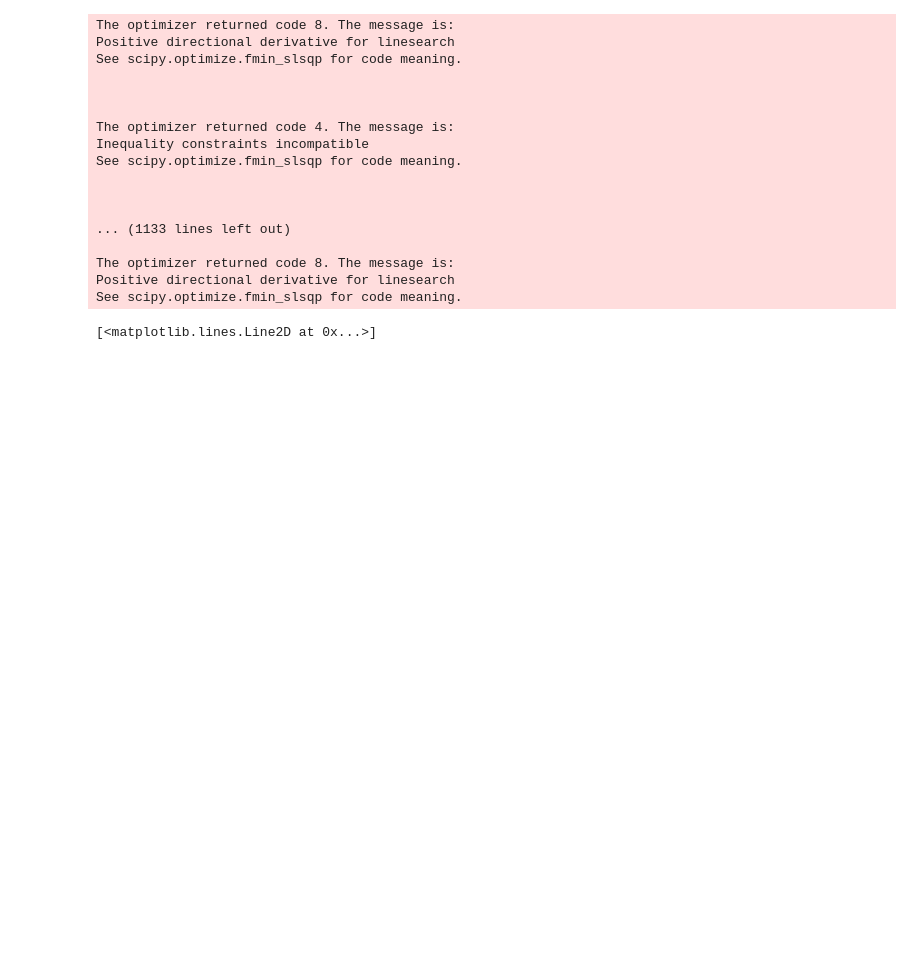
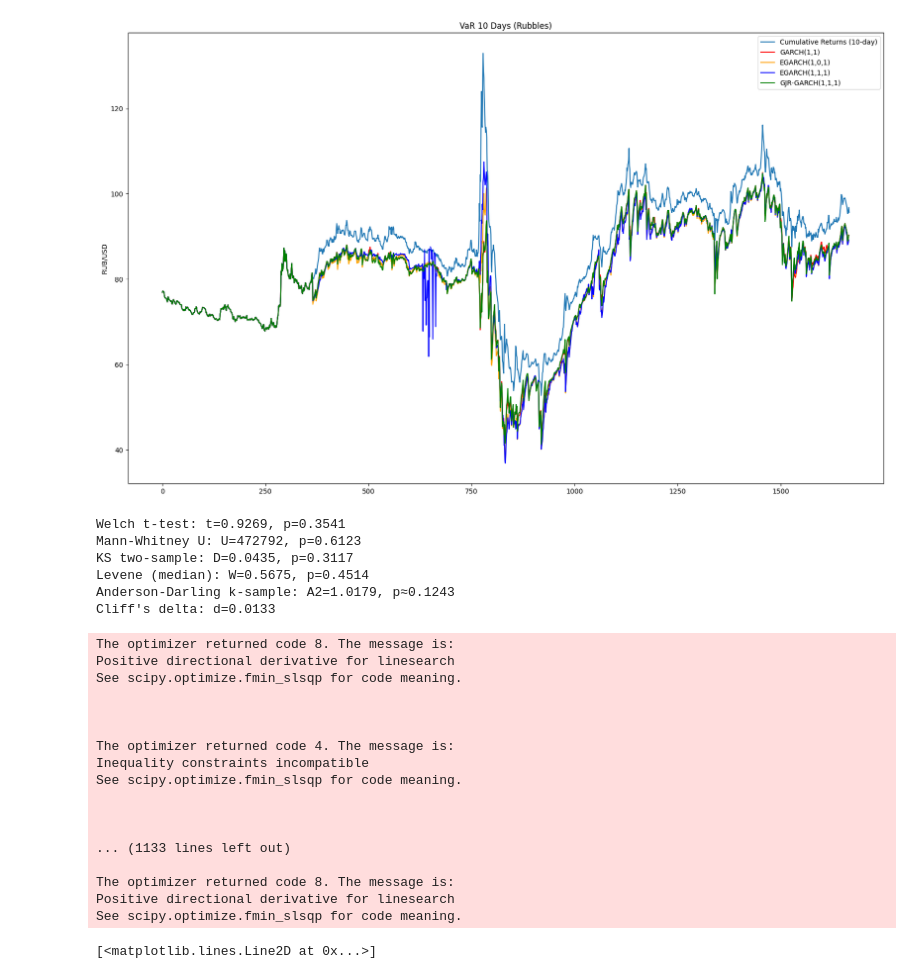
Before and after one commit to coffeffe/DOM_RF, a Jupyter notebook: GARCHi_VaR_VIZ.ipynb, the cells around one changed output. Drawn from its saved outputs; the diff is of its cells as text; code cells hidden in the pictures; blank space fills up the shorter version.

```diff
--- a/GARCHi_VaR_VIZ.ipynb
+++ b/GARCHi_VaR_VIZ.ipynb
@@ -71,0 +356,17 @@ def student_GARCH_simulation(returns, horizon=10, n_paths=50_000, granularity=1,
+# %%
+egarch01_vars_scaled_back = np.multiply(egarch01_vars_scaled, 0.01)
+_egarch01_vars_scaled_back = np.multiply(egarch01_vars_scaled_back, -1)
+
+# Plot with regular returns
+plt.figure(figsize=(20, 12))
+plt.plot(prices_usd, label='Cumulative Returns (10-day)')
+plt.plot(turn_var_into_real_terms(_norm_vars, prices_usd), color='red', label='GARCH(1,1)')
+plt.plot(turn_var_into_real_terms(_egarch_vars, prices_usd), color='orange', label='EGARCH(1,0,1)')
+plt.plot(turn_var_into_real_terms(_egarch01_vars_scaled_back, prices_usd), color='blue', label='EGARCH(1,1,1)')
+plt.plot(turn_var_into_real_terms(_gjrgarch_vars, prices_usd), color='green', label='GJR-GARCH(1,1,1)')
+plt.title('VaR 10 Days (Rubbles)')
+plt.ylabel('RUB/USD')
+plt.legend()
+plt.show()
+# %% [output]
+[figure, added]
@@ -72,3 +439,38 @@ def student_GARCH_simulation(returns, horizon=10, n_paths=50_000, granularity=1,
+# %%
+_egarch01_vars_scaled_back_slice = _egarch01_vars_scaled_back[700:]
+_egarch_vars_slice =  _egarch_vars[700:]
+
+# Welch t-test (means, unequal variances)
+t_welch = stats.ttest_ind(_egarch01_vars_scaled_back_slice, _egarch_vars_slice, equal_var=False, alternative='two-sided')
+print(f"Welch t-test: t={t_welch.statistic:.4f}, p={t_welch.pvalue:.4g}")
+
+# Mann–Whitney U (distribution-free difference in central tendency)
+mu = stats.mannwhitneyu(_egarch01_vars_scaled_back_slice, _egarch_vars_slice, alternative='two-sided')
+print(f"Mann-Whitney U: U={mu.statistic:.0f}, p={mu.pvalue:.4g}")
+
+# Kolmogorov–Smirnov two-sample (full-distribution difference)
+ks = stats.ks_2samp(_egarch01_vars_scaled_back_slice, _egarch_vars_slice, alternative='two-sided', method='asymp')
+print(f"KS two-sample: D={ks.statistic:.4f}, p={ks.pvalue:.4g}")
+
+# Levene (median-centered) for equal variances
+lev = stats.levene(_egarch01_vars_scaled_back_slice, _egarch_vars_slice, center='median')
+print(f"Levene (median): W={lev.statistic:.4f}, p={lev.pvalue:.4g}")
+
+# Anderson–Darling k-sample (tail-sensitive distributional test)
+ad = stats.anderson_ksamp([_egarch01_vars_scaled_back_slice, _egarch_vars_slice])
+print(f"Anderson-Darling k-sample: A2={ad.statistic:.4f}, p≈{ad.significance_level:.4g}")
+
+# Cliff’s delta (effect size; robust to non-normality)
+A, B = _egarch01_vars_scaled_back_slice, _egarch_vars_slice
+cliffs_delta = (np.mean(A[:,None] > B[None,:]) - np.mean(A[:,None] < B[None,:]))
+print(f"Cliff's delta: d={cliffs_delta:.4f}")
+# %% [output]
+Welch t-test: t=0.9269, p=0.3541
+Mann-Whitney U: U=472792, p=0.6123
+KS two-sample: D=0.0435, p=0.3117
+Levene (median): W=0.5675, p=0.4514
+Anderson-Darling k-sample: A2=1.0179, p≈0.1243
+Cliff's delta: d=0.0133
 # %%
 student_vars = fit_GARCH_VaR(log_returns_usd, student_GARCH_simulation)
 # %% [output]
```
Also changed, not shown: parts of 40 cells of this notebook, 3 other files.
